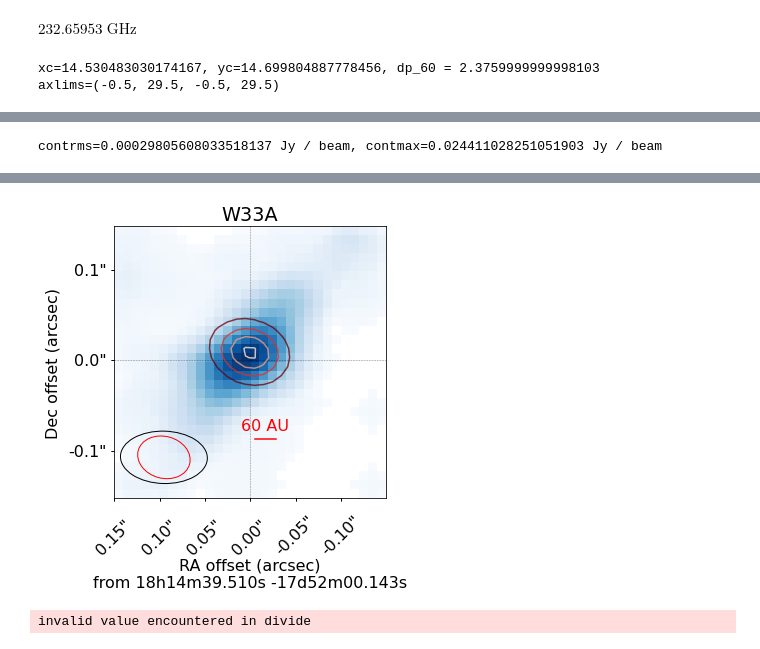
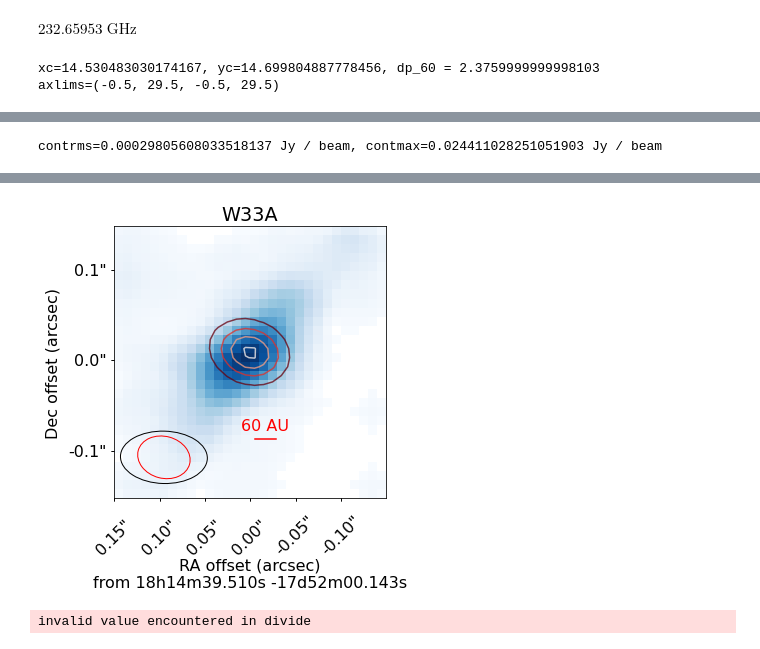
Before and after one commit to keflavich/saltmining, a Jupyter notebook: notebooks/SanhuezaW33.ipynb, the cells around one changed output, grey strips where cells are left out. Saved outputs shown, nothing was run; the diff lists cells and outputs as text; code cells hidden in the pictures.

```diff
--- a/notebooks/SanhuezaW33.ipynb
+++ b/notebooks/SanhuezaW33.ipynb
@@ -842,8 +842,8 @@ ax_ = ax1
 xtlocs = ax_.get_xticks()
 xticklabels = map(lambda x: f"{x:0.3f}", (xc-xtlocs)*pixscale.value)
 ax_.set_xticks(xtlocs, xticklabels, rotation=45)
-ax_.axhline(yc, color='k', linestyle='--', linewidth=0.5, alpha=0.5)
-ax_.axvline(xc, color='k', linestyle='--', linewidth=0.5, alpha=0.5)
+#ax_.axhline(yc, color='k', linestyle='--', linewidth=0.5, alpha=0.5)
+#ax_.axvline(xc, color='k', linestyle='--', linewidth=0.5, alpha=0.5)
 
 ytlocs = ax1.get_yticks()
 yticklabels = map(lambda x: f"{x:0.3f}", (ytlocs-yc)*pixscale.value)
@@ -925,4 +925,4 @@ WARNING: WCSWarning: WCS1 is missing card PV2_2 [spectral_cube.wcs_utils]
-[figure, old version]
+[figure, new version]
 # %%
 from dask_image.ndmorph import binary_dilation, binary_erosion
 
```
Also changed, not shown: parts of 2 cells of this notebook, 2 other files.
